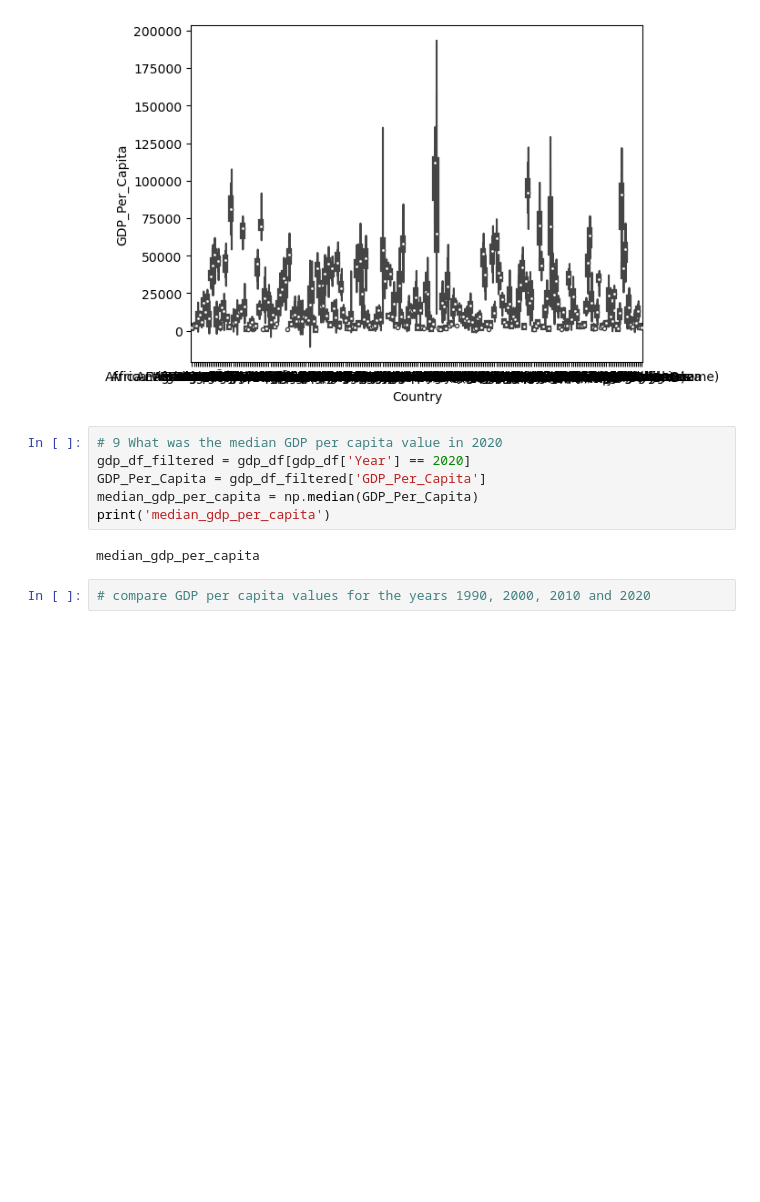
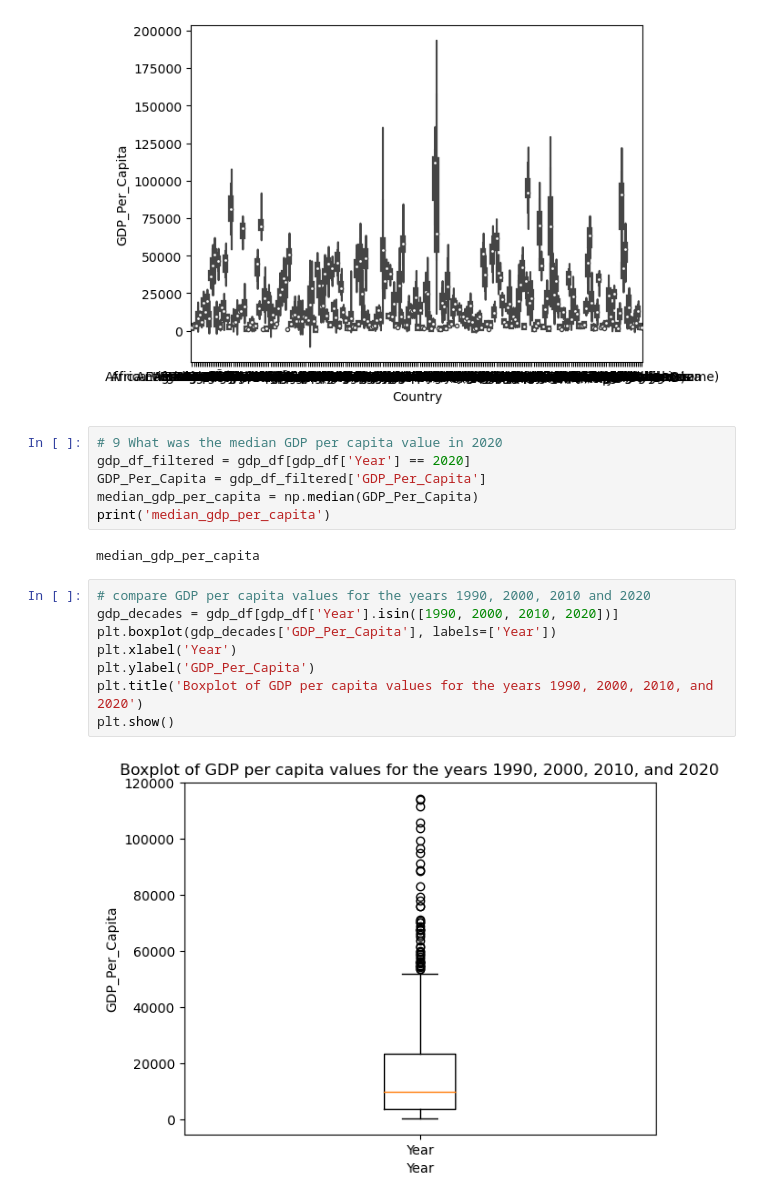
Before and after one commit to NSS-Data-Analytics-Cohort-10/gdp-and-internet-usage-Eliab16, a Jupyter notebook: notebooks/python1.ipynb, the cells around one changed output. Drawn from its saved outputs; the diff is of its cells as text; blank space fills up the shorter version.

```diff
--- a/notebooks/python1.ipynb
+++ b/notebooks/python1.ipynb
@@ -135,5 +135,13 @@ median_gdp_per_capita = np.median(GDP_Per_Capita)
 print('median_gdp_per_capita')
 # %% [output]
 median_gdp_per_capita
-# %%
-# compare GDP per capita values for the years 1990, 2000, 2010 and 2020
+# %%
+# compare GDP per capita values for the years 1990, 2000, 2010 and 2020
+gdp_decades = gdp_df[gdp_df['Year'].isin([1990, 2000, 2010, 2020])]
+plt.boxplot(gdp_decades['GDP_Per_Capita'], labels=['Year'])
+plt.xlabel('Year')
+plt.ylabel('GDP_Per_Capita')
+plt.title('Boxplot of GDP per capita values for the years 1990, 2000, 2010, and 2020')
+plt.show()
+# %% [output]
+[figure, added]
```
Also changed, not shown: parts of 1 cell of this notebook.
